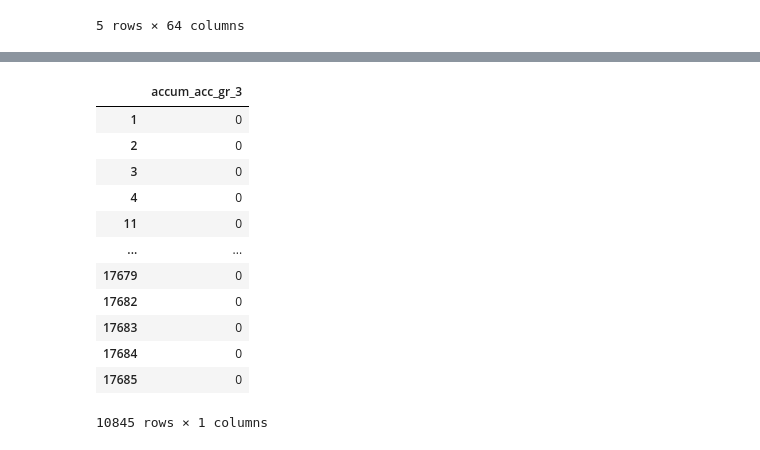
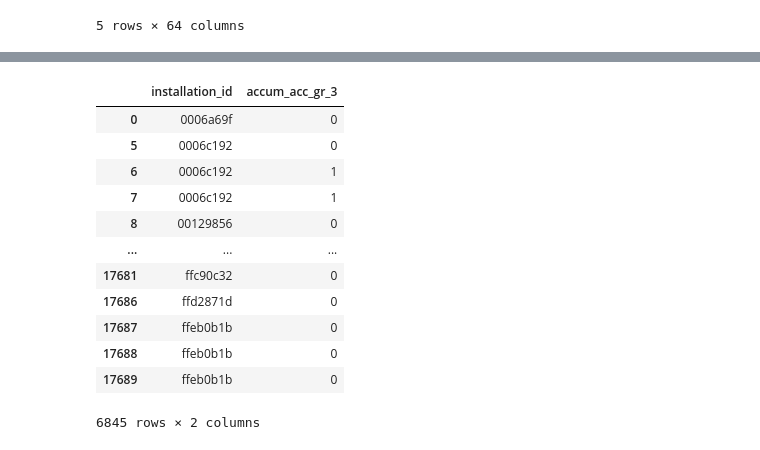
Before and after one commit to guchio3/kaggle-dsb-2019, a Jupyter notebook: notebooks/e015_debug_features.ipynb, the cells around one changed output, grey strips where cells are left out. Saved outputs shown, nothing was run; the diff lists cells and outputs as text; code cells hidden in the pictures.

```diff
--- a/notebooks/e015_debug_features.ipynb
+++ b/notebooks/e015_debug_features.ipynb
@@ -264,16 +259,16 @@ True
 # %%
-a[['accum_acc_gr_3']][a['accum_acc_gr_3'].values != df2['accum_acc_gr_3'].values]
+a[['installation_id', 'accum_acc_gr_3']][a['accum_acc_gr_3'].values == df2['accum_acc_gr_3'].values]
 # %% [output]
-|  | accum_acc_gr_3 |
-| 1 | 0 |
-| 2 | 0 |
-| 3 | 0 |
-| 4 | 0 |
-| 11 | 0 |
-| ... | ... |
-| 17679 | 0 |
-| 17682 | 0 |
-| 17683 | 0 |
-| 17684 | 0 |
-| 17685 | 0 |
+|  | installation_id | accum_acc_gr_3 |
+| 0 | 0006a69f | 0 |
+| 5 | 0006c192 | 0 |
+| 6 | 0006c192 | 1 |
+| 7 | 0006c192 | 1 |
+| 8 | 00129856 | 0 |
+| ... | ... | ... |
+| 17681 | ffc90c32 | 0 |
+| 17686 | ffd2871d | 0 |
+| 17687 | ffeb0b1b | 0 |
+| 17688 | ffeb0b1b | 0 |
+| 17689 | ffeb0b1b | 0 |
-10845 rows × 1 columns
+6845 rows × 2 columns
```
Also changed, not shown: parts of 14 cells of this notebook.
